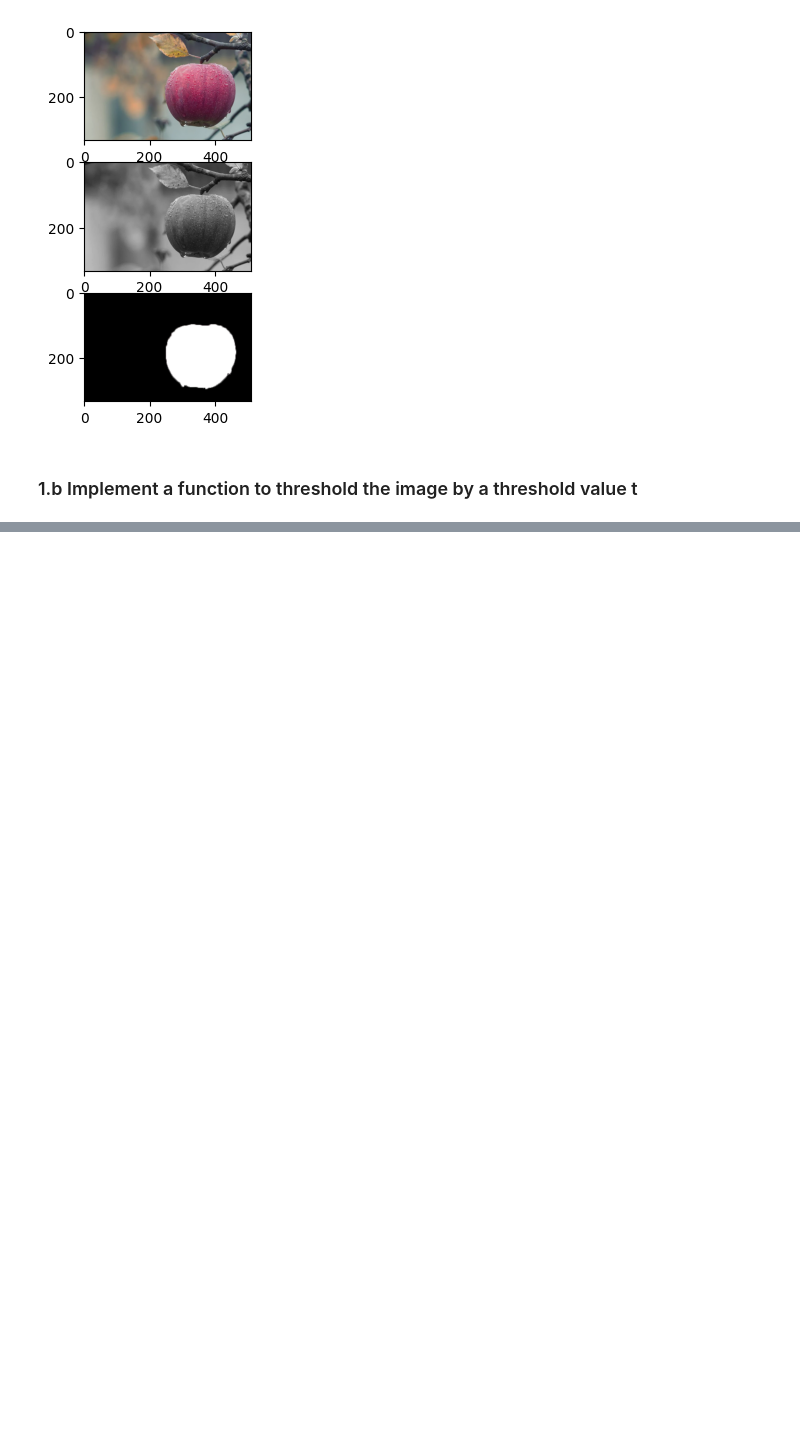
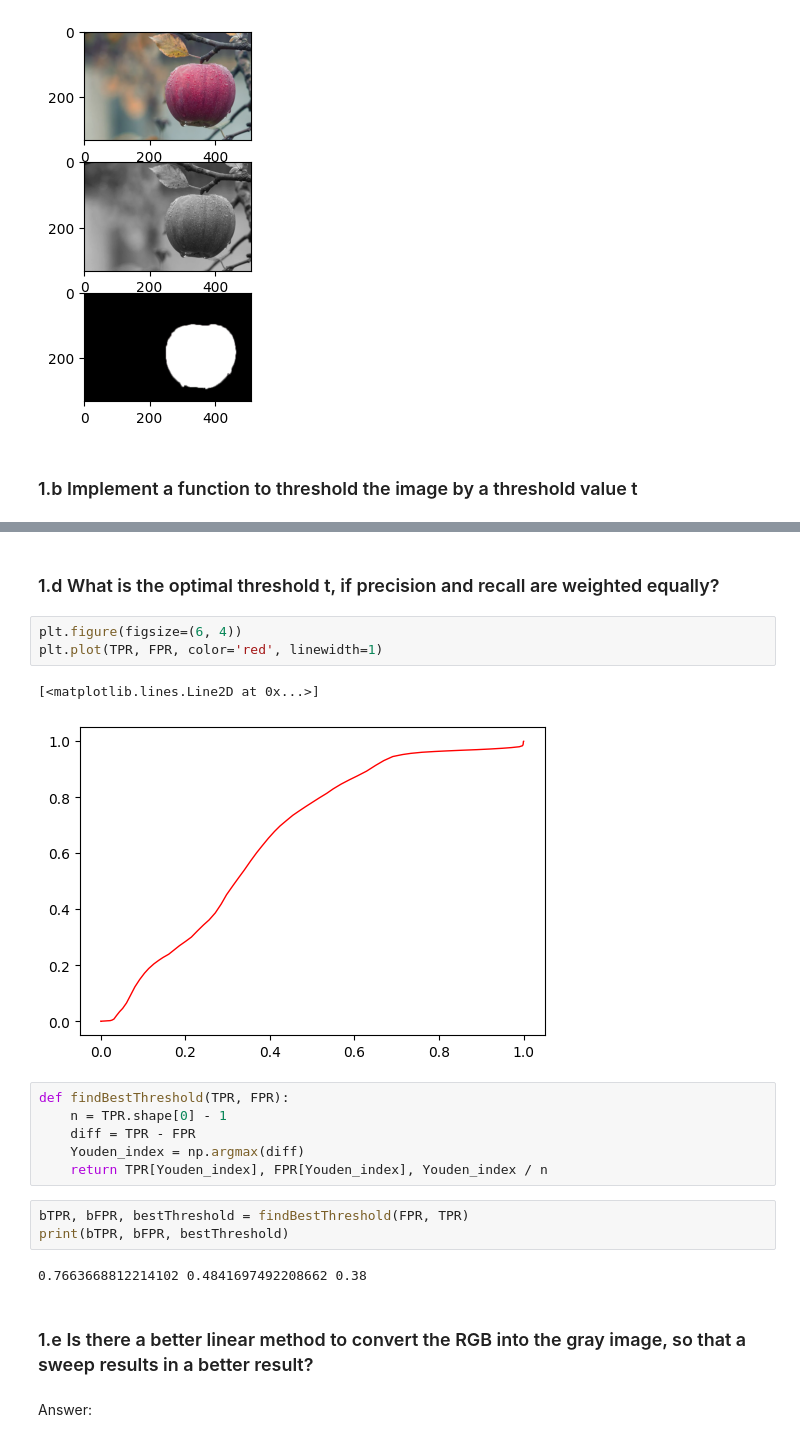
Before and after one commit to lucieniii/UCL-IP-2022, a Jupyter notebook: Practical1/Practicial1.ipynb, the cells around one changed output, grey strips where cells are left out. Saved outputs shown, nothing was run; the diff lists cells and outputs as text; blank space fills up the shorter version.

```diff
--- a/Practical1/Practicial1.ipynb
+++ b/Practical1/Practicial1.ipynb
@@ -46,0 +116,23 @@ plt.imshow(threshold_image(im1_gray, 0.5), cmap='gray')
+# %% [markdown]
+### 1.d What is the optimal threshold t, if precision and recall are weighted equally?
+# %%
+plt.figure(figsize=(6, 4))
+plt.plot(TPR, FPR, color='red', linewidth=1)
+# %% [output]
+[<matplotlib.lines.Line2D at 0x...>]
+[figure, added]
+# %%
+def findBestThreshold(TPR, FPR):
+    n = TPR.shape[0] - 1
+    diff = TPR - FPR
+    Youden_index = np.argmax(diff)
+    return TPR[Youden_index], FPR[Youden_index], Youden_index / n
+# %%
+bTPR, bFPR, bestThreshold = findBestThreshold(FPR, TPR)
+print(bTPR, bFPR, bestThreshold)
+# %% [output]
+0.7663668812214102 0.4841697492208662 0.38
+# %% [markdown]
+### 1.e Is there a better linear method to convert the RGB into the gray image, so that a sweep results in a better result?
+# %% [markdown]
+Answer:
```
Also changed, not shown: parts of 20 cells of this notebook.
